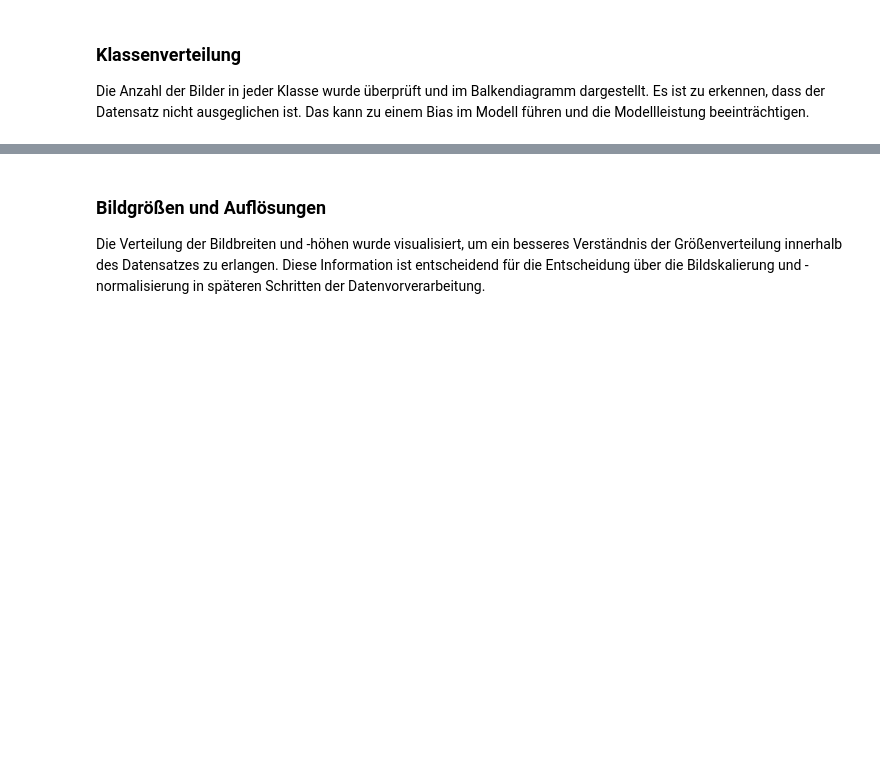
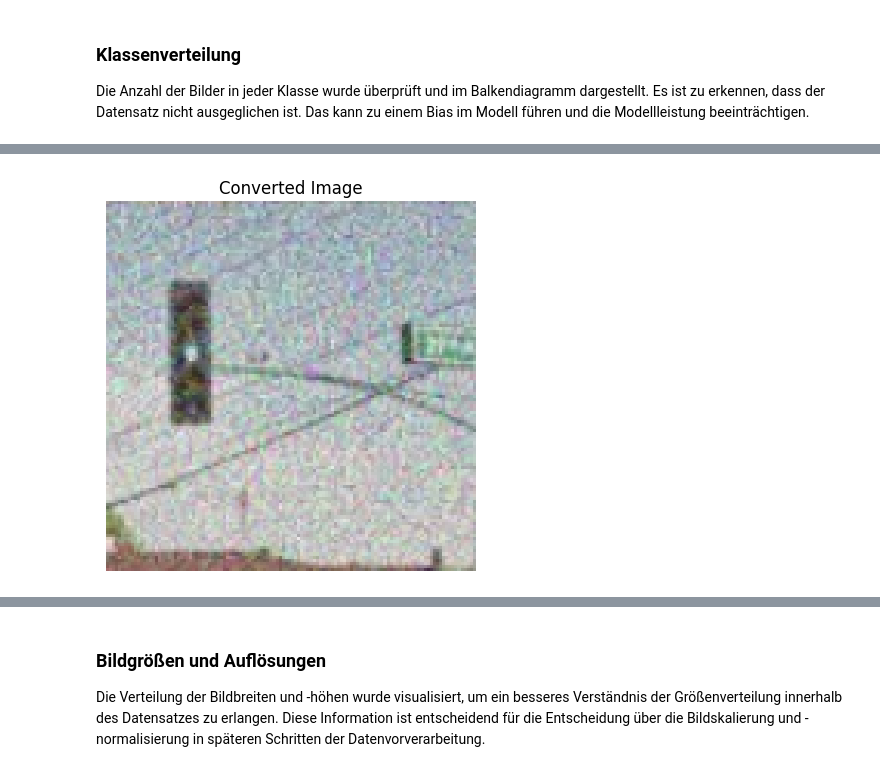
Before and after one commit to LeonHenne/NAK-ML, a Jupyter notebook: Sneezy.ipynb, the cells around one changed output, grey strips where cells are left out. Saved outputs shown, nothing was run; the diff lists cells and outputs as text; code cells hidden in the pictures; blank space fills up the shorter version.

```diff
--- a/Sneezy.ipynb
+++ b/Sneezy.ipynb
@@ -255,0 +326,30 @@ plt.show()
+# %%
+from PIL import Image
+import matplotlib.pyplot as plt
+
+
+logging.basicConfig(level=logging.INFO)
+logger = logging.getLogger(__name__)
+count = 0
+for folder, data in folder_image_data.items():
+    converted_images = []
+
+    for img in data['images']:
+
+        if img['format'] == 'PNG':
+            count += 1
+            img_rgb = img['image'].convert('RGB')
+            converted_images.append({'image': img_rgb, 'format': 'JPEG'})
+
+        else:
+            converted_images.append(img)
+
+    folder_image_data[folder]['images'] = converted_images
+
+logger.info(f"Converted images: {count}")
+if converted_images:
+   plt.imshow(converted_images[0]['image'])
+   plt.title('Converted Image')
+   plt.axis('off')
+   plt.show()
+# %% [output]
@@ -255,0 +358 @@ plt.show()
+[figure, added]
```
Also changed, not shown: parts of 37 cells of this notebook, 5 other files.
